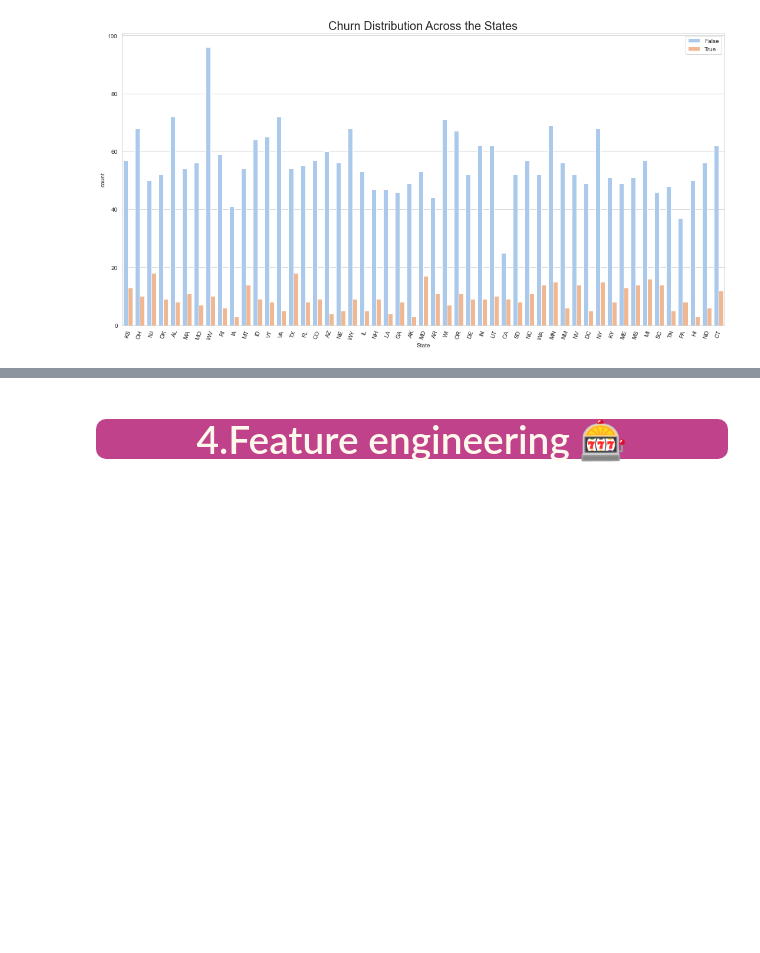
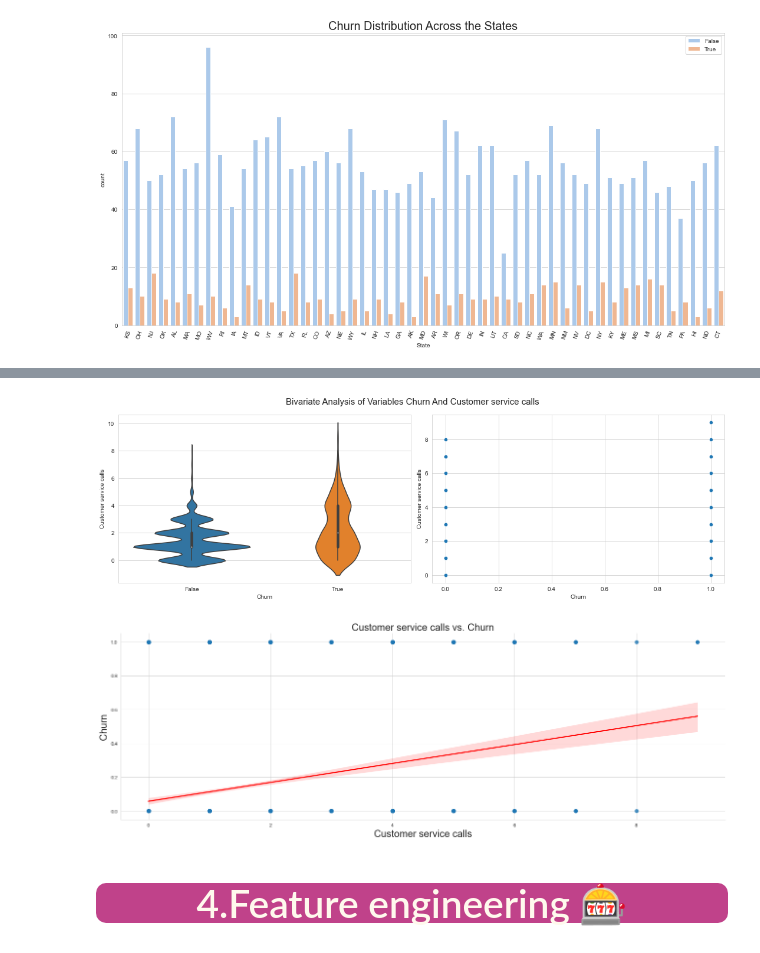
Before and after one commit to Fatima-EzzahraFettah/PhoneOperator_Challenge, a Jupyter notebook: phone_operator_starting_kit.ipynb, the cells around one changed output, grey strips where cells are left out. Drawn from its saved outputs; the diff is of its cells as text; code cells hidden in the pictures; blank space fills up the shorter version.

```diff
--- a/phone_operator_starting_kit.ipynb
+++ b/phone_operator_starting_kit.ipynb
@@ -406,4 +410,16 @@ plt.show()
 [figure]
+# %%
+# Let's check the correlation of Total day charge with the target variable
+plot_bivariate('Churn', 'Customer service calls')
+sns.set_style('whitegrid')
+sns.lmplot(x='Customer service calls', y='Churn', data=df, height=6, aspect=3, scatter_kws={'s': 50}, line_kws={'color': 'red'})
+plt.title('Customer service calls vs. Churn', fontsize=20)
+plt.xlabel('Customer service calls', fontsize=20)
+plt.ylabel('Churn', fontsize=20)
+plt.show()
+# %% [output]
+[figure, added]
+[figure, added]
 # %% [markdown]
 <a id="1"></a>
 # <p style="background-color:#c0428a; font-family:newtimeroman; color:#FFF9ED; font-size:150%; text-align:center; border-radius:10px 10px;">4.Feature engineering 🎰</p>
```
Also changed, not shown: parts of 4 cells of this notebook.
